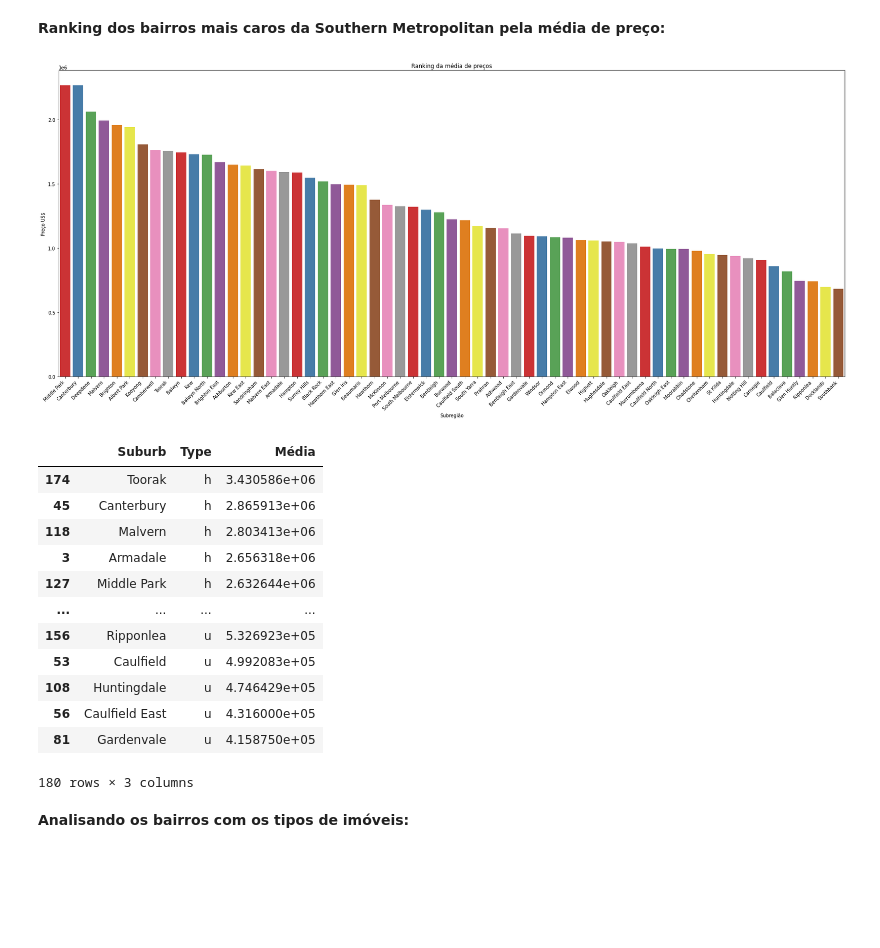
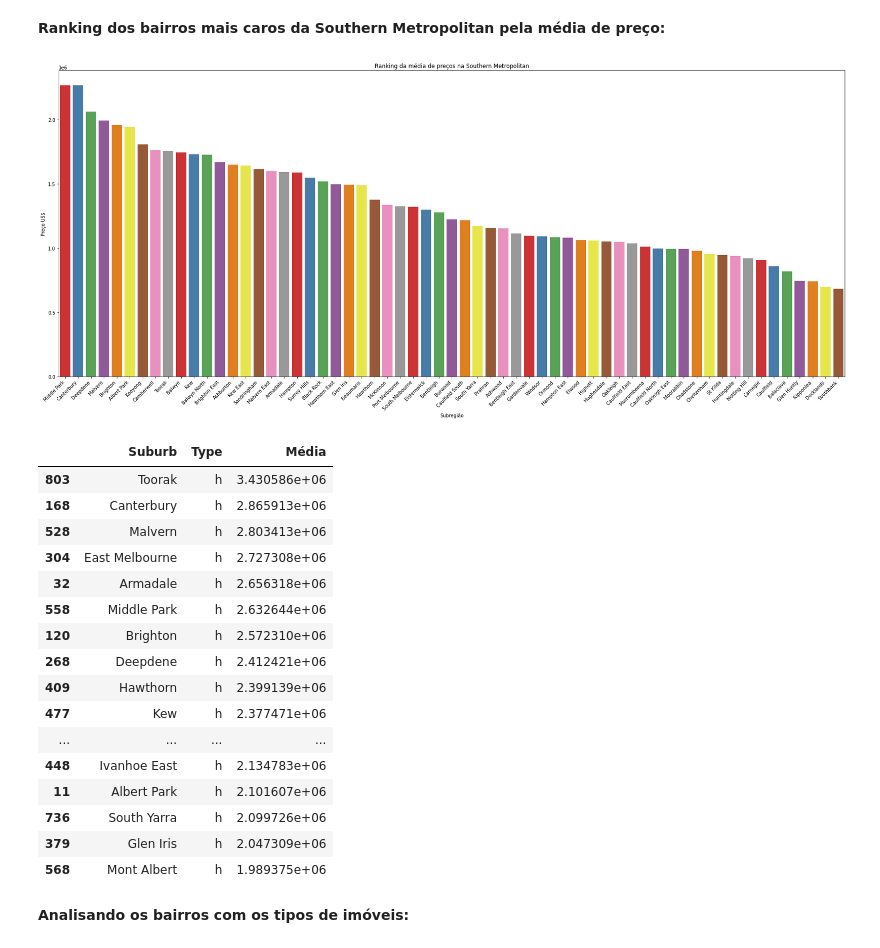
Before and after one commit to fabiobarreto-ds/data-analysis, a Jupyter notebook: 04_melbourne_housing_EDA.ipynb, the cells around one changed output. Cells and saved outputs as stored; diff of their text form; code cells hidden in the pictures; blank space fills up the shorter version.

```diff
--- a/04_melbourne_housing_EDA.ipynb
+++ b/04_melbourne_housing_EDA.ipynb
@@ -600,15 +602,15 @@ df_sm
 | 62993 | Windsor | Hornby St | 2 | h | 1000000.0 | VB | Beller | 2017-12-30 | 3181 | Southern Metropolitan | ... |
 12549 rows × 15 columns
 # %%
-df_sm = df_sm.groupby(by=["Suburb", "Type"])["Price"].value_counts()
-df_sm = pd.DataFrame(df_sm)
-df_sm = df_sm.rename(columns={"Price": "Total"})
-df_sm = df_sm.reset_index()
-df_sm = df_sm.groupby(by=["Suburb"])["Price"].mean()
-df_sm = pd.DataFrame(df_sm)
-df_sm = df_sm.rename(columns={"Price": "Média"}).reset_index()
-df_sm = df_sm.sort_values(by="Média", ascending=False)
-df_sm
+df_sm_m = df_sm.groupby(by=["Suburb", "Type"])["Price"].value_counts()
+df_sm_m = pd.DataFrame(df_sm_m)
+df_sm_m = df_sm_m.rename(columns={"Price": "Total"})
+df_sm_m = df_sm_m.reset_index()
+df_sm_m = df_sm_m.groupby(by=["Suburb"])["Price"].mean()
+df_sm_m = pd.DataFrame(df_sm_m)
+df_sm_m = df_sm_m.rename(columns={"Price": "Média"}).reset_index()
+df_sm_m = df_sm_m.sort_values(by="Média", ascending=False)
+df_sm_m
 # %% [output]
 |  | Suburb | Média |
 | 43 | Middle Park | 2.268946e+06 |
@@ -627,15 +629,15 @@ df_sm
 **Ranking dos bairros mais caros da Southern Metropolitan pela média de preço:**
 # %%
 plt.figure(figsize=(30,12))
-sns.barplot(data=df_sm, x="Suburb", y="Média", palette="Set1")
-plt.title("Ranking da média de preços")
+sns.barplot(data=df_sm_m, x="Suburb", y="Média", palette="Set1")
+plt.title("Ranking da média de preços na Southern Metropolitan")
 plt.xlabel("Subregião")
 plt.ylabel("Preço US$")
 plt.xticks(rotation=45, ha="right");
 # %% [output]
-[figure, old version]
+[figure, new version]
 # %%
-df_sm_t = df_sm.groupby(by=["Suburb", "Type"])["Price"].value_counts()
+df_sm_t = df.groupby(by=["Suburb", "Type"])["Price"].value_counts()
 df_sm_t = pd.DataFrame(df_sm_t)
 df_sm_t = df_sm_t.rename(columns={"Price": "qtde"})
 df_sm_t = df_sm_t.reset_index()
@@ -643,20 +645,25 @@ df_sm_t = df_sm_t.groupby(by=["Suburb", "Type"])["Price"].mean()
 df_sm_t = pd.DataFrame(df_sm_t)
 df_sm_t = df_sm_t.rename(columns={"Price": "Média"}).reset_index()
 df_sm_t = df_sm_t.sort_values(by="Média", ascending=False)
+df_sm_t = df_sm_t[:20]
 df_sm_t
 # %% [output]
 |  | Suburb | Type | Média |
-| 174 | Toorak | h | 3.430586e+06 |
-| 45 | Canterbury | h | 2.865913e+06 |
-| 118 | Malvern | h | 2.803413e+06 |
-| 3 | Armadale | h | 2.656318e+06 |
-| 127 | Middle Park | h | 2.632644e+06 |
+| 803 | Toorak | h | 3.430586e+06 |
+| 168 | Canterbury | h | 2.865913e+06 |
+| 528 | Malvern | h | 2.803413e+06 |
+| 304 | East Melbourne | h | 2.727308e+06 |
+| 32 | Armadale | h | 2.656318e+06 |
+| 558 | Middle Park | h | 2.632644e+06 |
+| 120 | Brighton | h | 2.572310e+06 |
+| 268 | Deepdene | h | 2.412421e+06 |
+| 409 | Hawthorn | h | 2.399139e+06 |
+| 477 | Kew | h | 2.377471e+06 |
 | ... | ... | ... | ... |
-| 156 | Ripponlea | u | 5.326923e+05 |
-| 53 | Caulfield | u | 4.992083e+05 |
-| 108 | Huntingdale | u | 4.746429e+05 |
-| 56 | Caulfield East | u | 4.316000e+05 |
-| 81 | Gardenvale | u | 4.158750e+05 |
+| 448 | Ivanhoe East | h | 2.134783e+06 |
+| 11 | Albert Park | h | 2.101607e+06 |
+| 736 | South Yarra | h | 2.099726e+06 |
+| 379 | Glen Iris | h | 2.047309e+06 |
+| 568 | Mont Albert | h | 1.989375e+06 |
-180 rows × 3 columns
 # %% [markdown]
 **Analisando os bairros com os tipos de imóveis:**
```
Also changed, not shown: parts of 29 cells of this notebook.
